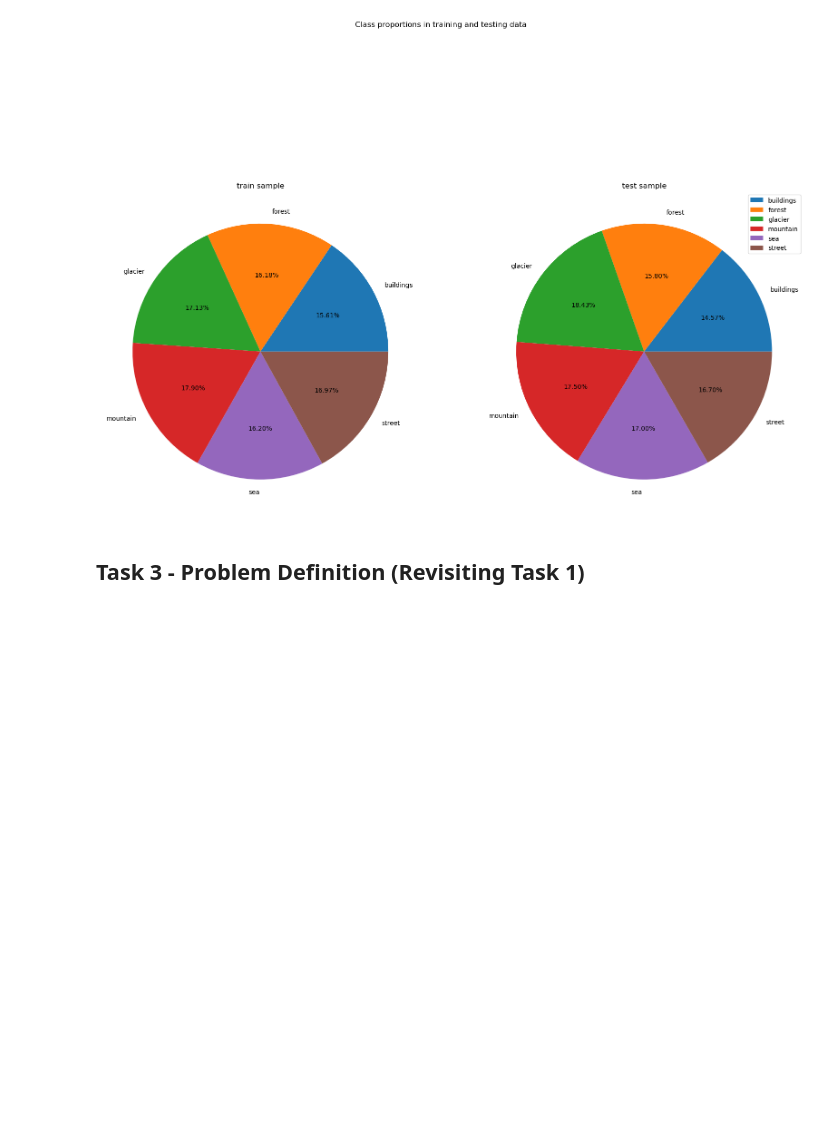
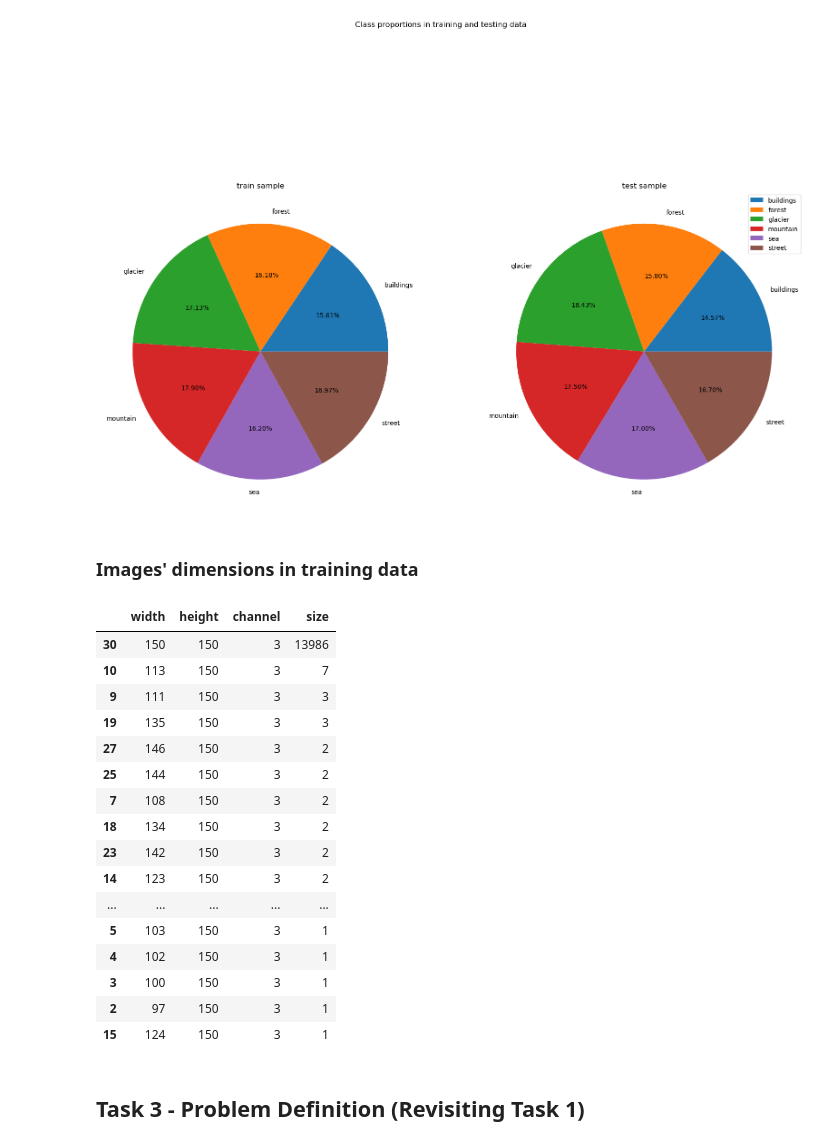
Before and after one commit to RonghanCheWPI/CS585_Project2, a Jupyter notebook: P2.ipynb, the cells around one changed output. Saved outputs shown, nothing was run; the diff lists cells and outputs as text; code cells hidden in the pictures; blank space fills up the shorter version.

```diff
--- a/P2.ipynb
+++ b/P2.ipynb
@@ -24,6 +25,7 @@ class_label = {class_name:i for i, class_name in enumerate(class_name)}
 
 train_labels = []
 train_samples = []
+image_dimensions = []
 for folder in os.listdir(train_path):
     # ignore hidden files
     if not folder.startswith('.'):
@@ -31,7 +33,9 @@ for folder in os.listdir(train_path):
         files = glob(pathname = str(train_path + folder + "/*.jpg"))
         for f in files:
             train_labels.append(label)
-            train_samples.append(f)
+            image = cv2.imread(f)
+            image_dimensions.append(image.shape)
+            train_samples.append(image)
 train_labels = np.array(train_labels, dtype = 'int')
 print('Training data size:', len(train_labels))
 # %% [output]
@@ -80,6 +85,31 @@ plt.legend(loc = 'upper right')
 plt.show()
 # %% [output]
 [figure]
+# %% [markdown]
+### Images' dimensions in training data
+# %%
+dimension_df = pd.DataFrame(image_dimensions, columns = ['width', 'height', 'channel'])
+dimension_df = dimension_df.groupby(['width', 'height', 'channel'], as_index =False).size()
+dimension_df = dimension_df.sort_values(by=['size'],ascending=False)
+dimension_df
+# %% [output]
+|  | width | height | channel | size |
+| 30 | 150 | 150 | 3 | 13986 |
+| 10 | 113 | 150 | 3 | 7 |
+| 9 | 111 | 150 | 3 | 3 |
+| 19 | 135 | 150 | 3 | 3 |
+| 27 | 146 | 150 | 3 | 2 |
+| 25 | 144 | 150 | 3 | 2 |
+| 7 | 108 | 150 | 3 | 2 |
+| 18 | 134 | 150 | 3 | 2 |
+| 23 | 142 | 150 | 3 | 2 |
+| 14 | 123 | 150 | 3 | 2 |
+| ... | ... | ... | ... | ... |
+| 5 | 103 | 150 | 3 | 1 |
+| 4 | 102 | 150 | 3 | 1 |
+| 3 | 100 | 150 | 3 | 1 |
+| 2 | 97 | 150 | 3 | 1 |
+| 15 | 124 | 150 | 3 | 1 |
 # %% [markdown]
 ## Task 3 - Problem Definition (Revisiting Task 1)
 # %% [markdown]
```
Also changed, not shown: parts of 4 cells of this notebook, 2 other files.
